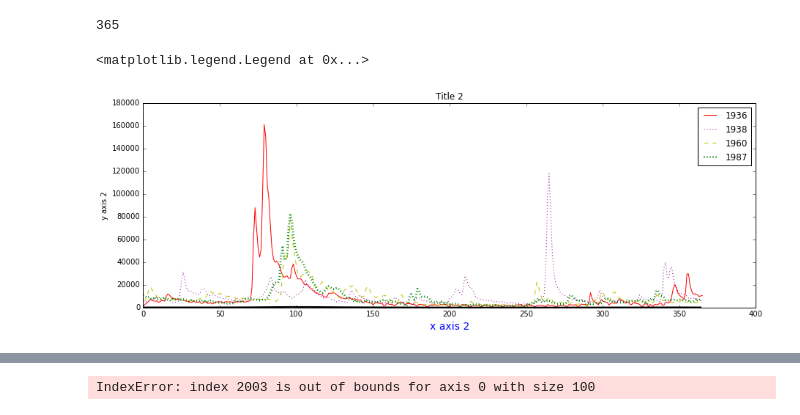
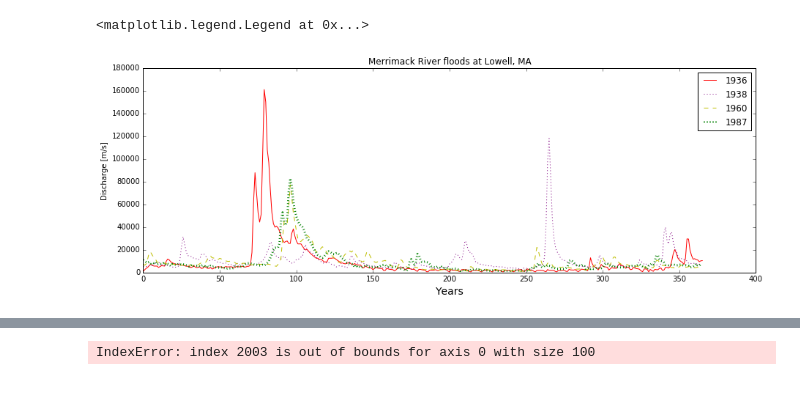
Before and after one commit to eglewis/OCNG-689-HW, a Jupyter notebook: HW04.ipynb, the cells around one changed output, grey strips where cells are left out. Drawn from its saved outputs; the diff is of its cells as text; code cells hidden in the pictures.

```diff
--- a/HW04.ipynb
+++ b/HW04.ipynb
@@ -51,18 +53,16 @@ def Merrimack(year_wanted):
 # %%
 fig = plt.figure(figsize=(15, 5))
 ax = fig.add_subplot(111)
-ax.set_xlabel('x axis 2', fontsize=14, color='b')
-ax.set_ylabel('y axis 2')
-ax.set_title('Title 2')
+
+ax.set_xlabel('Years', fontsize=14)
+ax.set_ylabel('Discharge [m/s]')
+ax.set_title('Merrimack River floods at Lowell, MA')
 ax.plot(Merrimack(1936),'r', label='1936')
 ax.plot(Merrimack(1938),'purple', linestyle = ':', label='1938')
 ax.plot(Merrimack(1960),'y--', label='1960')
 ax.plot(Merrimack(1987),'g', linestyle = ':', linewidth = '3', label='1987')
 
-ax.plot(mean,color='k',linewidth = 2)
-
 ax.legend()
 # %% [output]
-365
+<matplotlib.legend.Legend at 0x...>
-<matplotlib.legend.Legend at 0x...>
-[figure, old version]
+[figure, new version]
```
Also changed, not shown: parts of 9 cells of this notebook.
